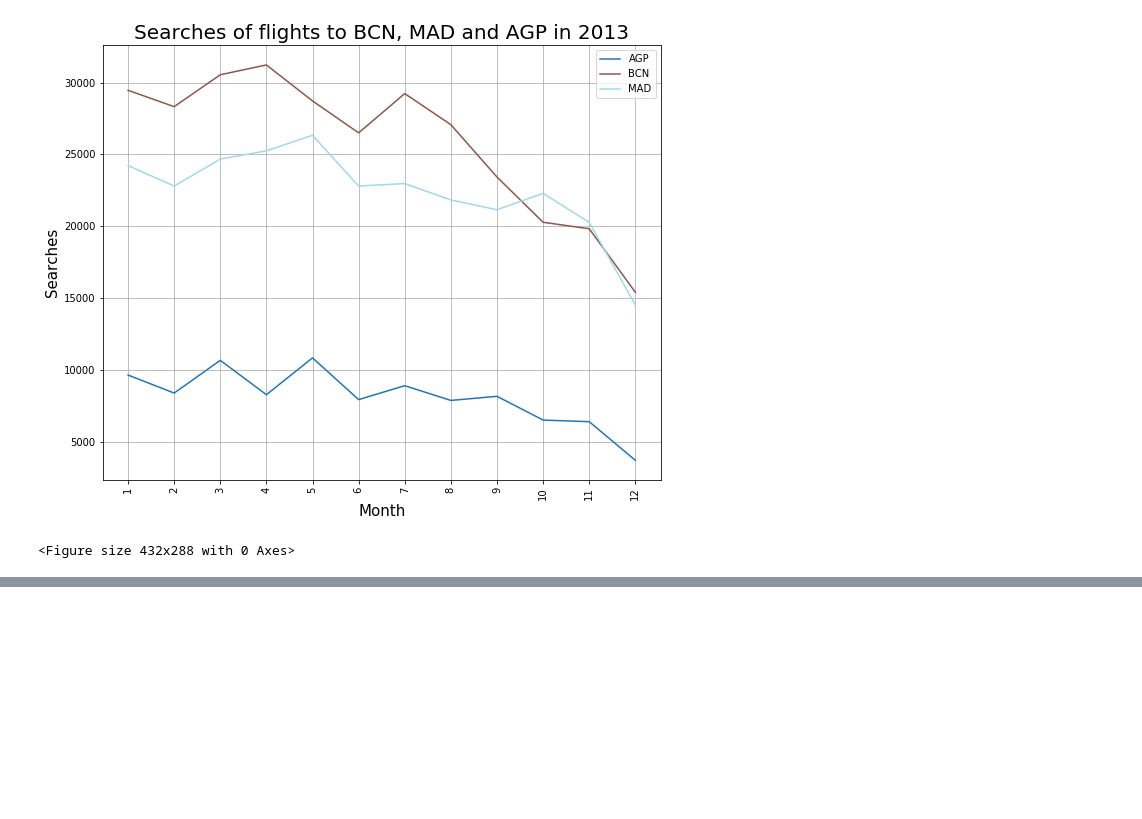
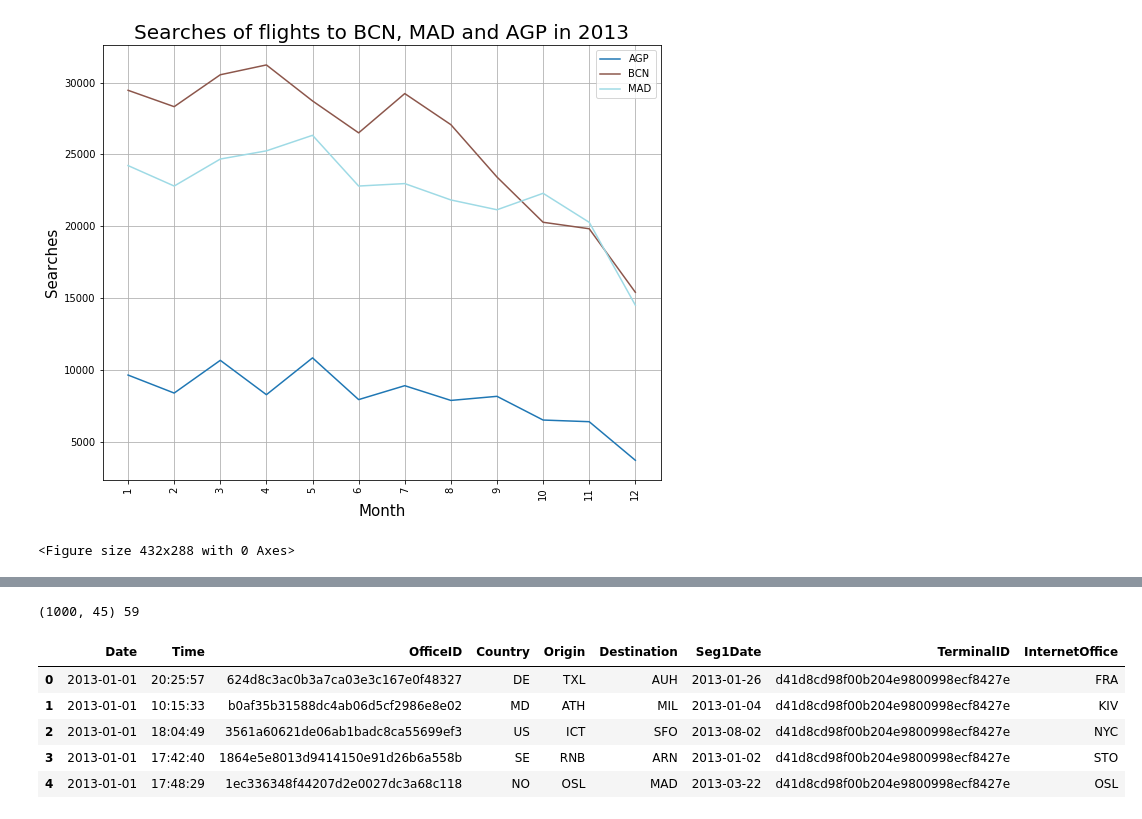
Before and after one commit to bdeotto/reto_Amadeus, a Jupyter notebook: reto_Amadeus.ipynb, the cells around one changed output, grey strips where cells are left out. Saved outputs shown, nothing was run; the diff lists cells and outputs as text; code cells hidden in the pictures; blank space fills up the shorter version.

```diff
--- a/reto_Amadeus.ipynb
+++ b/reto_Amadeus.ipynb
@@ -273,0 +188,2 @@ top_bookings
+# %%
+df_bo_sample=pd.read_csv(path_bookings_sample,delimiter='^')
@@ -273,0 +479,10 @@ top_bookings
+# %%
+# Inspección:
+
+reader=pd.read_csv(path_booking_clean,compression='bz2',\
+                  sep='^',iterator=True,chunksize=small_chk)
+for df in reader:
+    df_check=df
+    break
+print (df_check.shape)
+df_check.head()
@@ -274,2 +551,7 @@ top_bookings
 # %%
 top_bookings.to_csv('02.out.csv',sep='^')
+# %%
+# Inspección:
+
+df=pd.read_csv('02.out.csv',sep='^')
+df.head(10)
@@ -482,0 +763,22 @@ array([ 0,  1,  2,  3,  4,  5,  6,  7,  8,  9, 10, 11])
+# %%
+# Exercise 4. Pruebas
+
+rlvnt_cols=['Date','Time','OfficeID','Country','Origin','Destination','Seg1Date']
+reader=pd.read_csv('searches.csv.bz2',compression='bz2',sep='^',iterator=True,\
+                   usecols=rlvnt_cols,chunksize=1000)
+df_aux=pd.DataFrame()
+n=0
+for i, df in enumerate(reader):
+    df=df.drop_duplicates()
+    df.columns=df.columns.str.strip()
+
+
+
+
+
+    df_aux=df_aux.append(df)
+    n=n+1
+    if i==101: break
+    if 1%50==0: print (f'{n} df añadidos')
+
+#df_aux.shape
@@ -482,0 +802,13 @@ array([ 0,  1,  2,  3,  4,  5,  6,  7,  8,  9, 10, 11])
+# %%
+rlvnt_cols=['Date','Time','OfficeID','Country','Origin','Destination','Seg1Date']
+df[rlvnt_cols].head()
+print (df.shape, df['TerminalID'].nunique())
+df[rlvnt_cols].head()
+# %% [output]
+(1000, 45) 59
+|  | Date | Time | OfficeID | Country | Origin | Destination | Seg1Date | TerminalID | InternetOffice |
+| 0 | 2013-01-01 | 20:25:57 | 624d8c3ac0b3a7ca03e3c167e0f48327 | DE | TXL | AUH | 2013-01-26 | d41d8cd98f00b204e9800998ecf8427e | FRA |
+| 1 | 2013-01-01 | 10:15:33 | b0af35b31588dc4ab06d5cf2986e8e02 | MD | ATH | MIL | 2013-01-04 | d41d8cd98f00b204e9800998ecf8427e | KIV |
+| 2 | 2013-01-01 | 18:04:49 | 3561a60621de06ab1badc8ca55699ef3 | US | ICT | SFO | 2013-08-02 | d41d8cd98f00b204e9800998ecf8427e | NYC |
+| 3 | 2013-01-01 | 17:42:40 | 1864e5e8013d9414150e91d26b6a558b | SE | RNB | ARN | 2013-01-02 | d41d8cd98f00b204e9800998ecf8427e | STO |
+| 4 | 2013-01-01 | 17:48:29 | 1ec336348f44207d2e0027dc3a68c118 | NO | OSL | MAD | 2013-03-22 | d41d8cd98f00b204e9800998ecf8427e | OSL |
```
Also changed, not shown: parts of 82 cells of this notebook, 1 other file.
